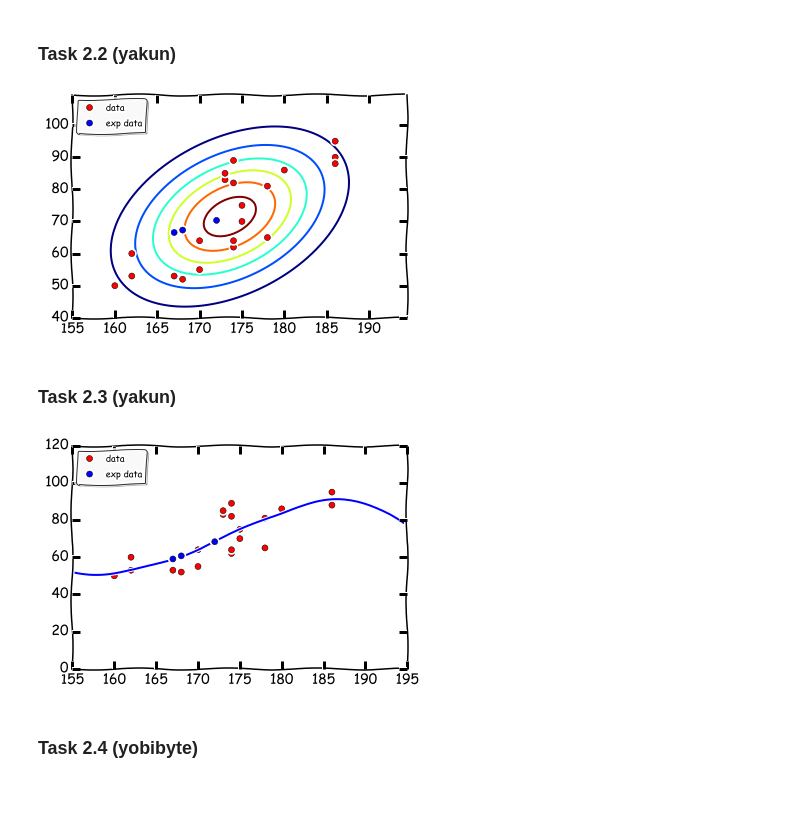
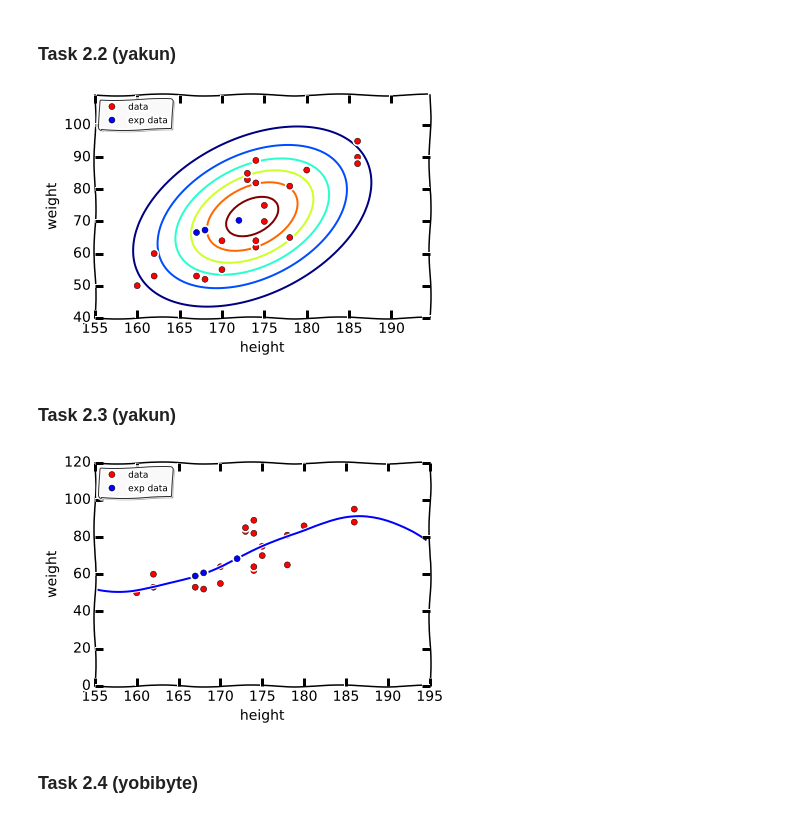
Before and after one commit to liyakun/Pattern-Recognition, a Jupyter notebook: SecondProject/src2.ipynb, the cells around one changed output. Drawn from its saved outputs; the diff is of its cells as text; code cells hidden in the pictures.

```diff
--- a/SecondProject/src2.ipynb
+++ b/SecondProject/src2.ipynb
@@ -90,30 +115,32 @@ legend = ax2.legend(loc='lower right', prop={'size':9})
 # %%
 h_mean, h_std, h_var = np.mean(hs), np.std(hs), np.var(hs)
 w_mean, w_std, w_var = np.mean(ws), np.std(ws), np.var(ws)
 correlation_h_w = np.linalg.det(np.cov(hs, ws) / (h_std * w_std))
 joint_mean = np.array([h_mean, w_mean])
 joint_cov = np.mat([[h_var, correlation_h_w * h_std * w_std], [correlation_h_w * h_std * w_std, w_var]])
 
 #  predict
 exp_w = [w_mean + correlation_h_w * (w_std / h_std) * (el - h_mean) for el in hs_t]
 
 #  plot
 x, y = np.mgrid[155:195:0.5, 40:110:0.5]
 fig2 = plt.figure()
 ax2 = fig2.add_subplot(111)
 pos = np.empty(x.shape + (2,))
 pos[:, :, 0] = x
 pos[:, :, 1] = y
 rv = mn.pdf(pos, joint_mean, joint_cov)
 ax2.contour(x, y, rv)
 X = np.vstack((hs, ws))
 Pre = np.vstack((hs_t, exp_w))
 ax2.plot(X[0, :], X[1, :], 'ro', label='data')
 ax2.plot(Pre[0, :], Pre[1, :], 'ro', label='exp data', color='blue')
+ax2.set_ylabel('weight')
+ax2.set_xlabel('height')
 leg = ax2.legend(loc='upper left', shadow=True, fancybox=True, numpoints=1, prop={'size':9})
 leg.get_frame().set_alpha(0.8)
 # %% [output]
-[figure, old version]
+[figure, new version]
 # %% [markdown]
 ### Task 2.3 (yakun)
 # %%
@@ -133,10 +160,12 @@ ax2.plot(hs, ws, 'ro', label='data')
 ax2.plot(x, re)
 outliers = [w_map[0] * np.power(x, 0) + w_map[1] * np.power(x, 1) + w_map[2] * np.power(x, 2) + w_map[3] * np.power(x, 3) + w_map[4] * np.power(x, 4) + w_map[5] * np.power(x, 5) for x in hs_t]
 ax2.plot(hs_t, outliers, 'ro', label='exp data', color='blue')
+ax2.set_ylabel('weight')
+ax2.set_xlabel('height')
 leg = ax2.legend(loc='upper left', shadow=True, fancybox=True, numpoints=1, prop={'size':9})
 leg.get_frame().set_alpha(0.8)
 # %% [output]
-[figure, old version]
+[figure, new version]
 # %% [markdown]
 ### Task 2.4 (yobibyte)
 # %%
```
Also changed, not shown: parts of 6 cells of this notebook.
